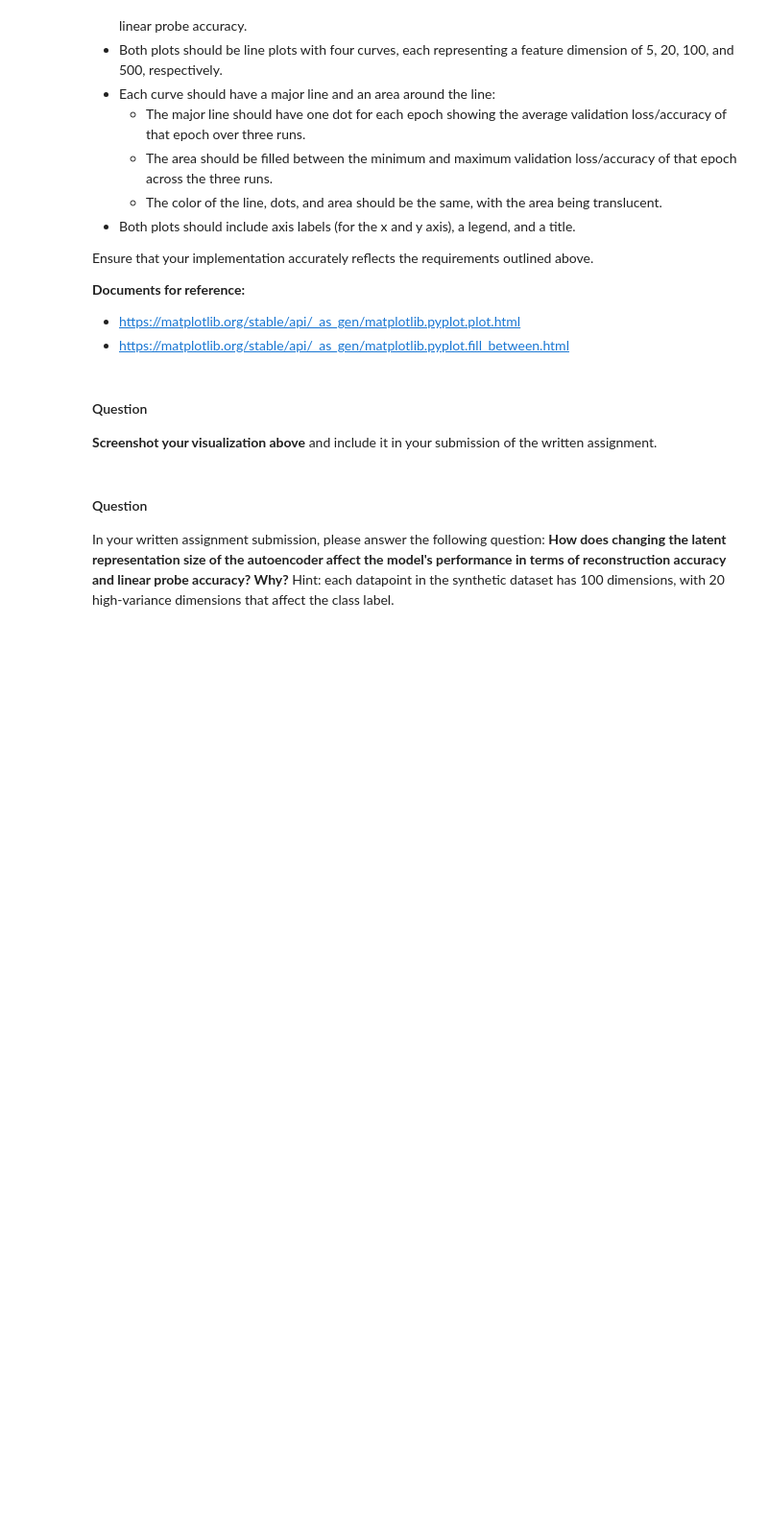
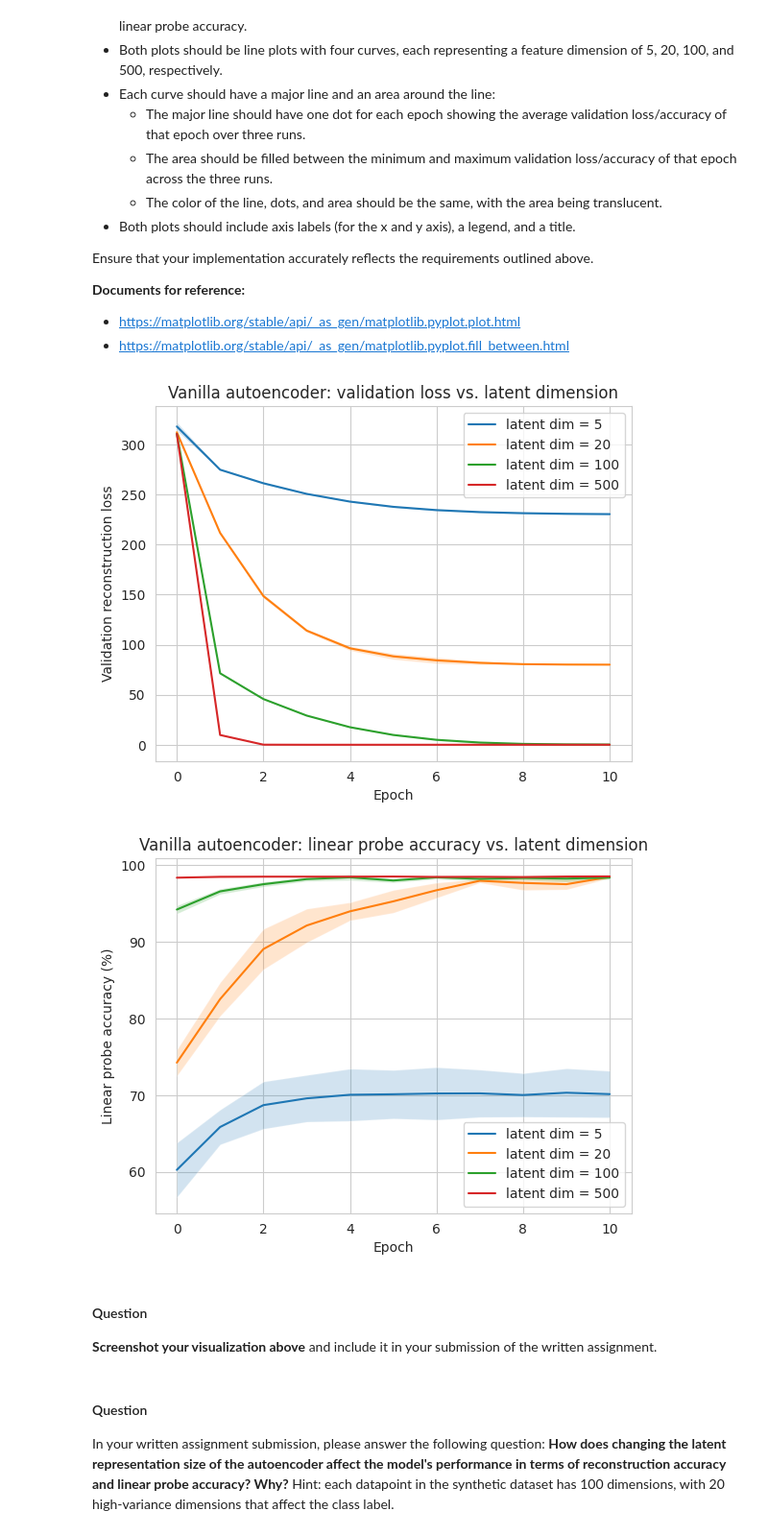
Before and after one commit to eason-w322/autoencoders, a Jupyter notebook: q_autoencoder.ipynb, the cells around one changed output. Shown at 96% size. Cells and saved outputs as stored; diff of their text form; code cells hidden in the pictures; blank space fills up the shorter version.

```diff
--- a/q_autoencoder.ipynb
+++ b/q_autoencoder.ipynb
@@ -528,6 +532,15 @@ class Experiment:
             #       classifier
             ####################################################################
             ####################################################################
+            x, y = x.to(device), y.to(device)
+            with torch.no_grad():
+              feat = self.model.encode(x)
+            y_hat = classifier(feat)
+            predictions = y_hat.argmax(dim = 1)
+            num_correct += (predictions == y).sum().item()
+            num_samples += len(y)
+
+
         return num_correct / num_samples * 100
 
     def evaluate_w_linear_probe(self, feats_dim) -> float:
@@ -558,6 +571,7 @@ class Experiment:
         else:
             num_batches = self.probe_train_batch
 
+
         frozen_batch = []
         with torch.no_grad():
             for batch_idx in np.random.permutation(num_batches):
@@ -719,3 +716,35 @@ plt.show()
+# %%
+def plot_single(values, feats_dim):
+    values = np.array(values)          # shape (3, 11): 3 runs × 11 points
+    mean = values.mean(axis=0)         # average over the 3 runs  → shape (11,)
+    std = values.std(axis=0)           # spread across the 3 runs → shape (11,)
+    epochs = np.arange(len(mean))      # 0, 1, ..., 10
+
+    plt.plot(epochs, mean, label=f"latent dim = {feats_dim}")
+    plt.fill_between(epochs, mean - std, mean + std, alpha=0.2)
+
+# Visualize valid losses
+for model_idx in valid_losses.keys():
+    if model_idx[0] == 'vanilla':
+        plot_single(valid_losses[model_idx], model_idx[1])
+plt.legend()
+plt.xlabel("Epoch")
+plt.ylabel("Validation reconstruction loss")
+plt.title("Vanilla autoencoder: validation loss vs. latent dimension")
+plt.show()
+
+# Visualize valid (linear probe) accuracy
+for model_idx in accuracy.keys():
+    if model_idx[0] == 'vanilla':
+        plot_single(accuracy[model_idx], model_idx[1])
+plt.legend()
+plt.xlabel("Epoch")
+plt.ylabel("Linear probe accuracy (%)")
+plt.title("Vanilla autoencoder: linear probe accuracy vs. latent dimension")
+plt.show()
+# %% [output]
+[figure, added]
+[figure, added]
 # %% [markdown]
 #### Question
 
```
Also changed, not shown: parts of 3 cells of this notebook.
